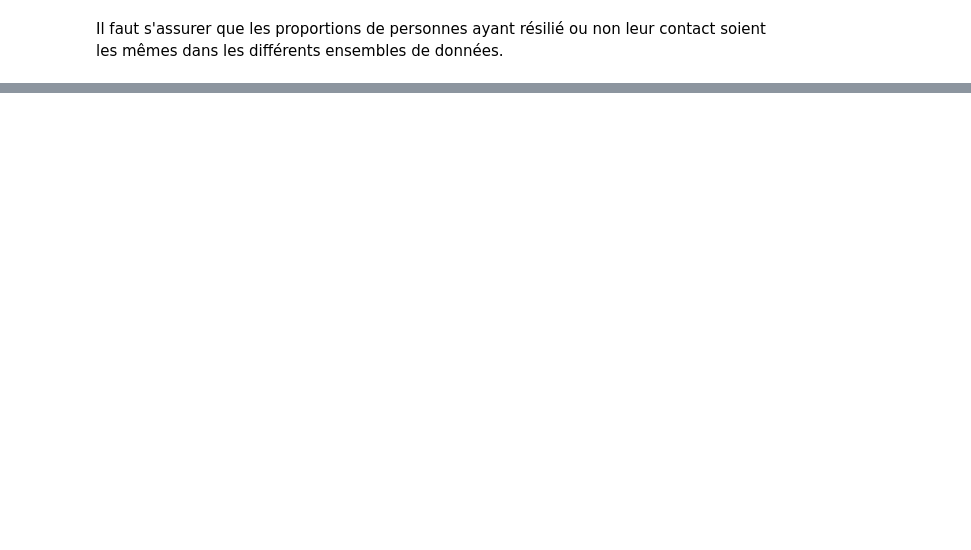
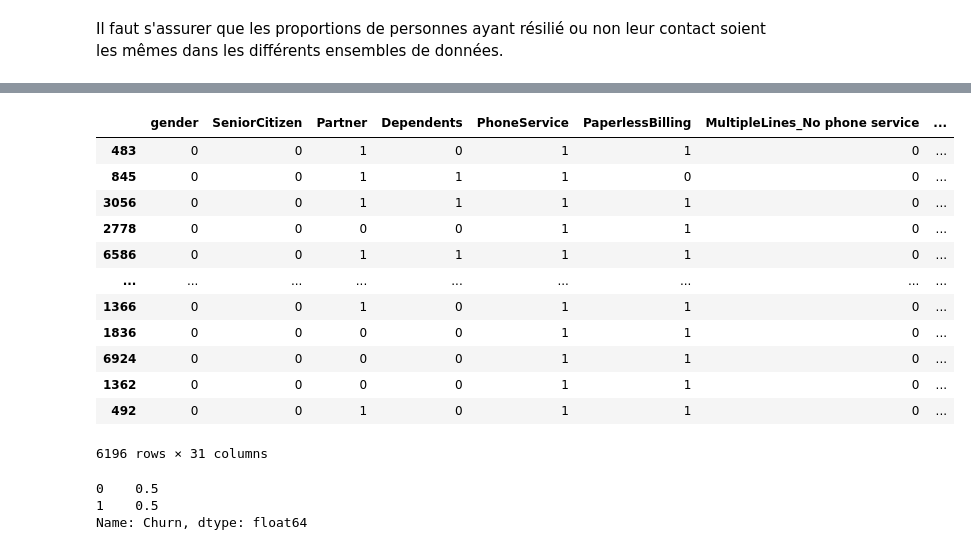
Before and after one commit to KOCORA/The-architecture-of-artificial-intelligence-systems., a Jupyter notebook: Costumer_churn.ipynb, the cells around one changed output, grey strips where cells are left out. Drawn from its saved outputs; the diff is of its cells as text; code cells hidden in the pictures; blank space fills up the shorter version.

```diff
--- a/Costumer_churn.ipynb
+++ b/Costumer_churn.ipynb
@@ -497,0 +498,35 @@ dtype: float64
+# %%
+# Résolution du problème de déséquilibre de classe : Méthode de sur-échantillonnage de la classe
+
+X2 = X_train
+X2['Churn'] = y_train
+minority = X2[X2.Churn == 1]
+majority = X2[X2.Churn == 0]
+
+minority_upsampled = resample(minority, replace = True, n_samples = len(majority), random_state=seed)
+
+upsampled = pd.concat([majority, minority_upsampled])
+
+upsampled
+# %% [output]
+|  | gender | SeniorCitizen | Partner | Dependents | PhoneService | PaperlessBilling | MultipleLines_No phone service | ... |
+| 483 | 0 | 0 | 1 | 0 | 1 | 1 | 0 | ... |
+| 845 | 0 | 0 | 1 | 1 | 1 | 0 | 0 | ... |
+| 3056 | 0 | 0 | 1 | 1 | 1 | 1 | 0 | ... |
+| 2778 | 0 | 0 | 0 | 0 | 1 | 1 | 0 | ... |
+| 6586 | 0 | 0 | 1 | 1 | 1 | 1 | 0 | ... |
+| ... | ... | ... | ... | ... | ... | ... | ... | ... |
+| 1366 | 0 | 0 | 1 | 0 | 1 | 1 | 0 | ... |
+| 1836 | 0 | 0 | 0 | 0 | 1 | 1 | 0 | ... |
+| 6924 | 0 | 0 | 0 | 0 | 1 | 1 | 0 | ... |
+| 1362 | 0 | 0 | 0 | 0 | 1 | 1 | 0 | ... |
+| 492 | 0 | 0 | 1 | 0 | 1 | 1 | 0 | ... |
+6196 rows × 31 columns
+# %%
+# Vérification
+
+upsampled['Churn'].value_counts(normalize = True)
+# %% [output]
+0    0.5
+1    0.5
+Name: Churn, dtype: float64
```
Also changed, not shown: parts of 34 cells of this notebook.
